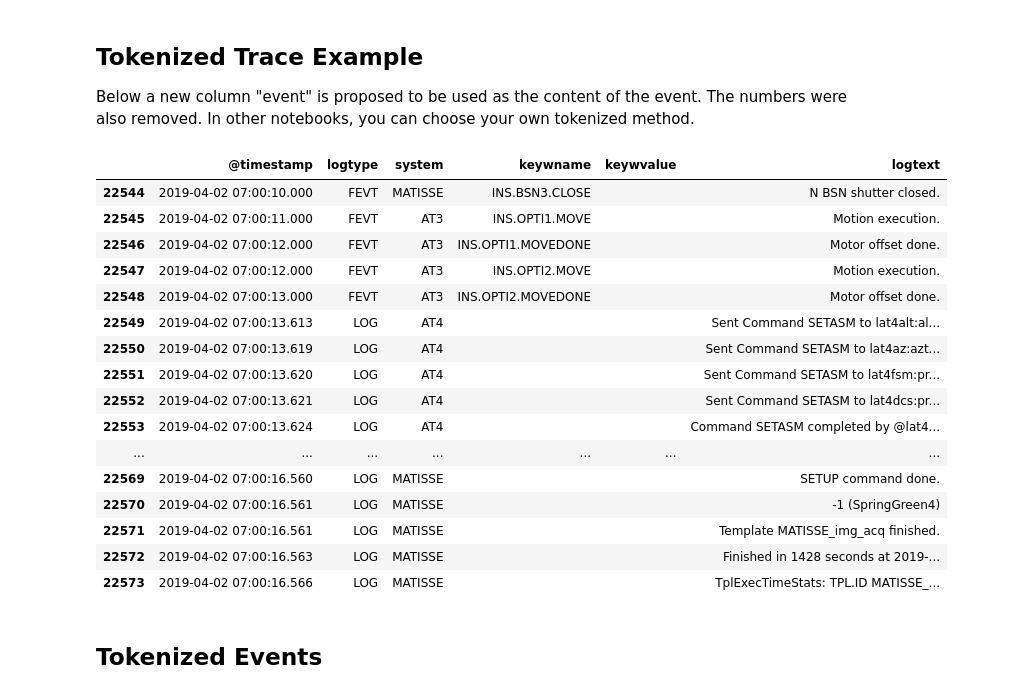
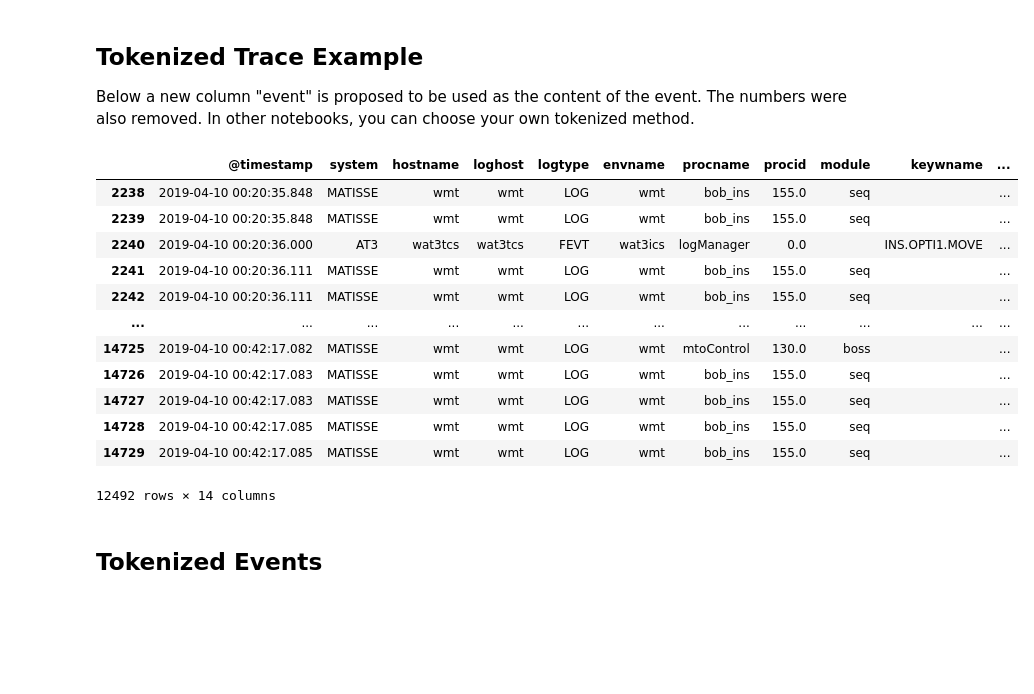
Before and after one commit to paranal-sw/collaborations-UFRO-2024-2s, a Jupyter notebook: 2-NB-SA-comparison/task_description.ipynb, the cells around one changed output. Drawn from its saved outputs; the diff is of its cells as text; code cells hidden in the pictures; blank space fills up the shorter version.

```diff
--- a/2-NB-SA-comparison/task_description.ipynb
+++ b/2-NB-SA-comparison/task_description.ipynb
@@ -97,27 +97,25 @@ df_meta
 
 Below a new column "event" is proposed to be used as the content of the event. The numbers were also removed. In other notebooks, you can choose your own tokenized method.
 # %%
-df_trace = load_trace("MATISSE", "1m", 4)
+df_trace = load_trace("MATISSE", "1d", 1)
 with pd.option_context('display.max_colwidth', None):
     display(df_trace[['@timestamp', 'logtype', 'system', 'keywname', 'keywvalue', 'logtext']][-30:])
-# %% [output]
-|  | @timestamp | logtype | system | keywname | keywvalue | logtext |
-| 22544 | 2019-04-02 07:00:10.000 | FEVT | MATISSE | INS.BSN3.CLOSE |  | N BSN shutter closed. |
-| 22545 | 2019-04-02 07:00:11.000 | FEVT | AT3 | INS.OPTI1.MOVE |  | Motion execution. |
-| 22546 | 2019-04-02 07:00:12.000 | FEVT | AT3 | INS.OPTI1.MOVEDONE |  | Motor offset done. |
-| 22547 | 2019-04-02 07:00:12.000 | FEVT | AT3 | INS.OPTI2.MOVE |  | Motion execution. |
-| 22548 | 2019-04-02 07:00:13.000 | FEVT | AT3 | INS.OPTI2.MOVEDONE |  | Motor offset done. |
-| 22549 | 2019-04-02 07:00:13.613 | LOG | AT4 |  |  | Sent Command SETASM to lat4alt:al... |
-| 22550 | 2019-04-02 07:00:13.619 | LOG | AT4 |  |  | Sent Command SETASM to lat4az:azt... |
-| 22551 | 2019-04-02 07:00:13.620 | LOG | AT4 |  |  | Sent Command SETASM to lat4fsm:pr... |
-| 22552 | 2019-04-02 07:00:13.621 | LOG | AT4 |  |  | Sent Command SETASM to lat4dcs:pr... |
-| 22553 | 2019-04-02 07:00:13.624 | LOG | AT4 |  |  | Command SETASM completed by @lat4... |
-| ... | ... | ... | ... | ... | ... | ... |
-| 22569 | 2019-04-02 07:00:16.560 | LOG | MATISSE |  |  | SETUP command done. |
-| 22570 | 2019-04-02 07:00:16.561 | LOG | MATISSE |  |  | -1 (SpringGreen4) |
-| 22571 | 2019-04-02 07:00:16.561 | LOG | MATISSE |  |  | Template MATISSE_img_acq finished. |
-| 22572 | 2019-04-02 07:00:16.563 | LOG | MATISSE |  |  | Finished in 1428 seconds at 2019-... |
-| 22573 | 2019-04-02 07:00:16.566 | LOG | MATISSE |  |  | TplExecTimeStats: TPL.ID MATISSE_... |
+# %%
+df_trace
+# %% [output]
+|  | @timestamp | system | hostname | loghost | logtype | envname | procname | procid | module | keywname | ... |
+| 2238 | 2019-04-10 00:20:35.848 | MATISSE | wmt | wmt | LOG | wmt | bob_ins | 155.0 | seq |  | ... |
+| 2239 | 2019-04-10 00:20:35.848 | MATISSE | wmt | wmt | LOG | wmt | bob_ins | 155.0 | seq |  | ... |
+| 2240 | 2019-04-10 00:20:36.000 | AT3 | wat3tcs | wat3tcs | FEVT | wat3ics | logManager | 0.0 |  | INS.OPTI1.MOVE | ... |
+| 2241 | 2019-04-10 00:20:36.111 | MATISSE | wmt | wmt | LOG | wmt | bob_ins | 155.0 | seq |  | ... |
+| 2242 | 2019-04-10 00:20:36.111 | MATISSE | wmt | wmt | LOG | wmt | bob_ins | 155.0 | seq |  | ... |
+| ... | ... | ... | ... | ... | ... | ... | ... | ... | ... | ... | ... |
+| 14725 | 2019-04-10 00:42:17.082 | MATISSE | wmt | wmt | LOG | wmt | mtoControl | 130.0 | boss |  | ... |
+| 14726 | 2019-04-10 00:42:17.083 | MATISSE | wmt | wmt | LOG | wmt | bob_ins | 155.0 | seq |  | ... |
+| 14727 | 2019-04-10 00:42:17.083 | MATISSE | wmt | wmt | LOG | wmt | bob_ins | 155.0 | seq |  | ... |
+| 14728 | 2019-04-10 00:42:17.085 | MATISSE | wmt | wmt | LOG | wmt | bob_ins | 155.0 | seq |  | ... |
+| 14729 | 2019-04-10 00:42:17.085 | MATISSE | wmt | wmt | LOG | wmt | bob_ins | 155.0 | seq |  | ... |
+12492 rows × 14 columns
 # %% [markdown]
 ## Tokenized Events
 # %%
```
Also changed, not shown: parts of 6 cells of this notebook, 7 other files.
